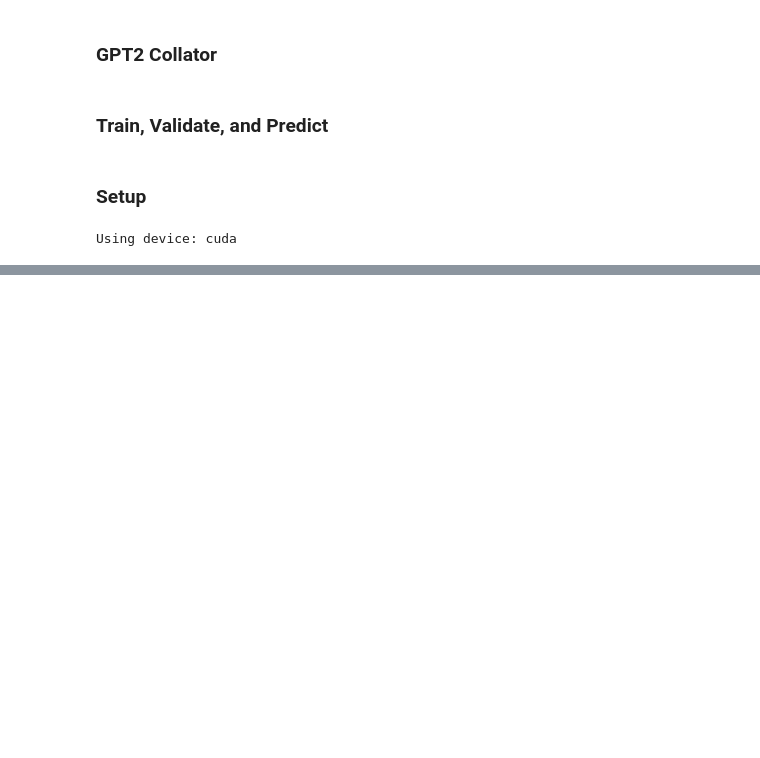
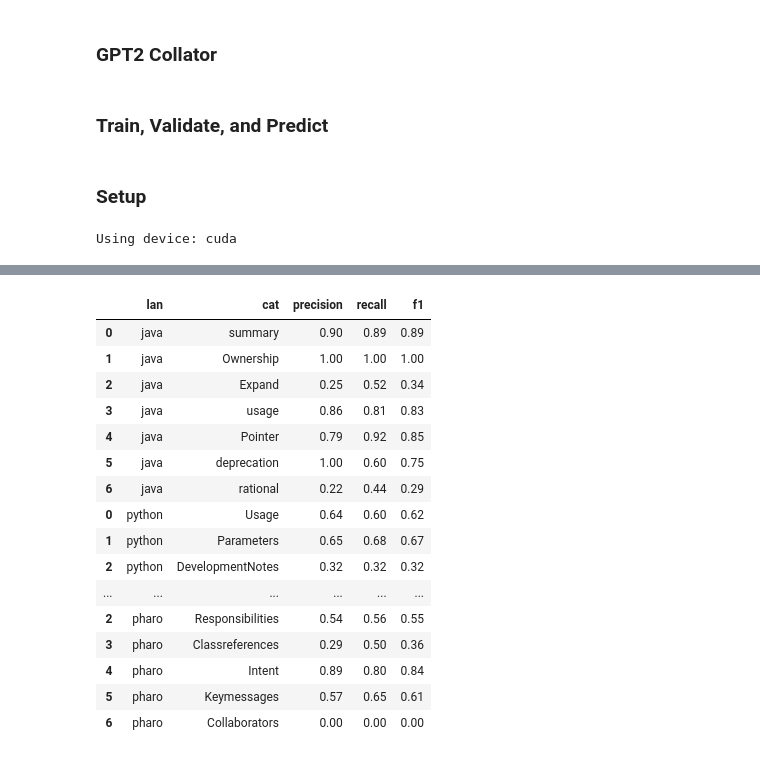
Before and after one commit to VegeoStudios/CS440-Final, a Jupyter notebook: Workshop-Erik-2.ipynb, the cells around one changed output, grey strips where cells are left out. Drawn from its saved outputs; the diff is of its cells as text; code cells hidden in the pictures; blank space fills up the shorter version.

```diff
--- a/Workshop-Erik-2.ipynb
+++ b/Workshop-Erik-2.ipynb
@@ -73,3 +79,6 @@ add_class_name = True # add class name to the input text
+# %%
+model_name = 'distilgpt2' # model name
+add_class_name = False # add class name to the input text
 # %% [markdown]
 ### Preprocessing functions
 # %%
@@ -377,0 +486,39 @@ def build_model(lang, save=False, optimizer='AdamW', learning_rate=5e-5, num_epo
+# %%
+# Combine reports into single pandas dataframe
+def report_to_df(report, lang):
+    lines = report.split('\n')
+    data = []
+    for line in lines[2:-5]:
+        row = line.split()
+        if len(row) == 0:
+            continue
+        data.append(row)
+    df = pd.DataFrame(data, columns=['cat', 'precision', 'recall', 'f1', 'support'])
+    df.insert(0, 'lan', lang)
+    df = df.iloc[:, :-1]
+    return df
+
+
+java_df = report_to_df(java_report, 'java')
+python_df = report_to_df(python_report, 'python')
+pharo_df = report_to_df(pharo_report, 'pharo')
+combined_df = pd.concat([java_df, python_df, pharo_df])
+combined_df
+# %% [output]
+|  | lan | cat | precision | recall | f1 |
+| 0 | java | summary | 0.90 | 0.89 | 0.89 |
+| 1 | java | Ownership | 1.00 | 1.00 | 1.00 |
+| 2 | java | Expand | 0.25 | 0.52 | 0.34 |
+| 3 | java | usage | 0.86 | 0.81 | 0.83 |
+| 4 | java | Pointer | 0.79 | 0.92 | 0.85 |
+| 5 | java | deprecation | 1.00 | 0.60 | 0.75 |
+| 6 | java | rational | 0.22 | 0.44 | 0.29 |
+| 0 | python | Usage | 0.64 | 0.60 | 0.62 |
+| 1 | python | Parameters | 0.65 | 0.68 | 0.67 |
+| 2 | python | DevelopmentNotes | 0.32 | 0.32 | 0.32 |
+| ... | ... | ... | ... | ... | ... |
+| 2 | pharo | Responsibilities | 0.54 | 0.56 | 0.55 |
+| 3 | pharo | Classreferences | 0.29 | 0.50 | 0.36 |
+| 4 | pharo | Intent | 0.89 | 0.80 | 0.84 |
+| 5 | pharo | Keymessages | 0.57 | 0.65 | 0.61 |
+| 6 | pharo | Collaborators | 0.00 | 0.00 | 0.00 |
```
Also changed, not shown: parts of 22 cells of this notebook, 3 other files.
